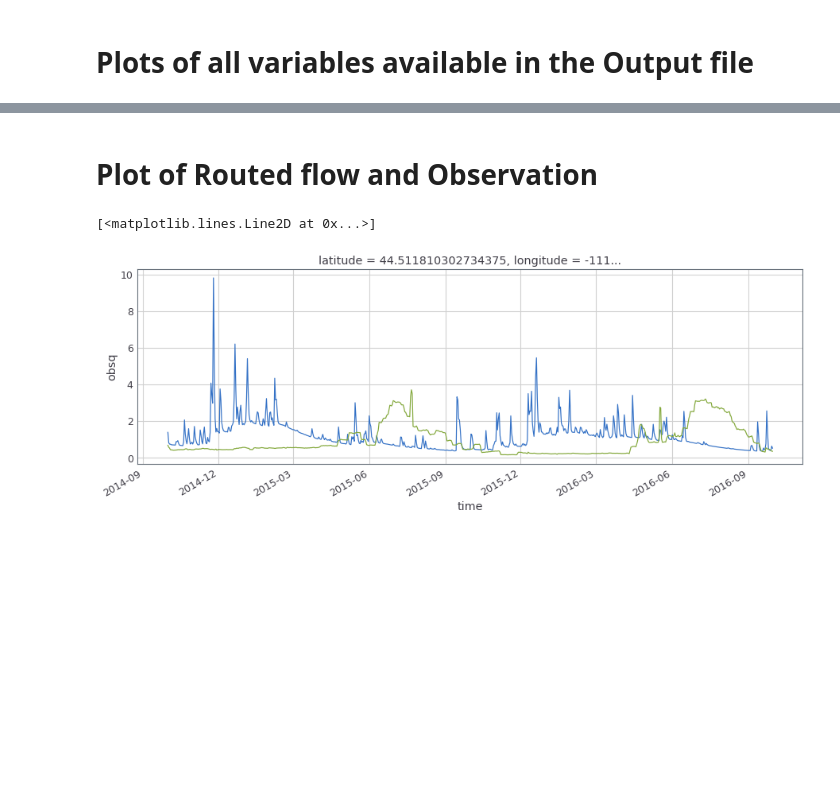
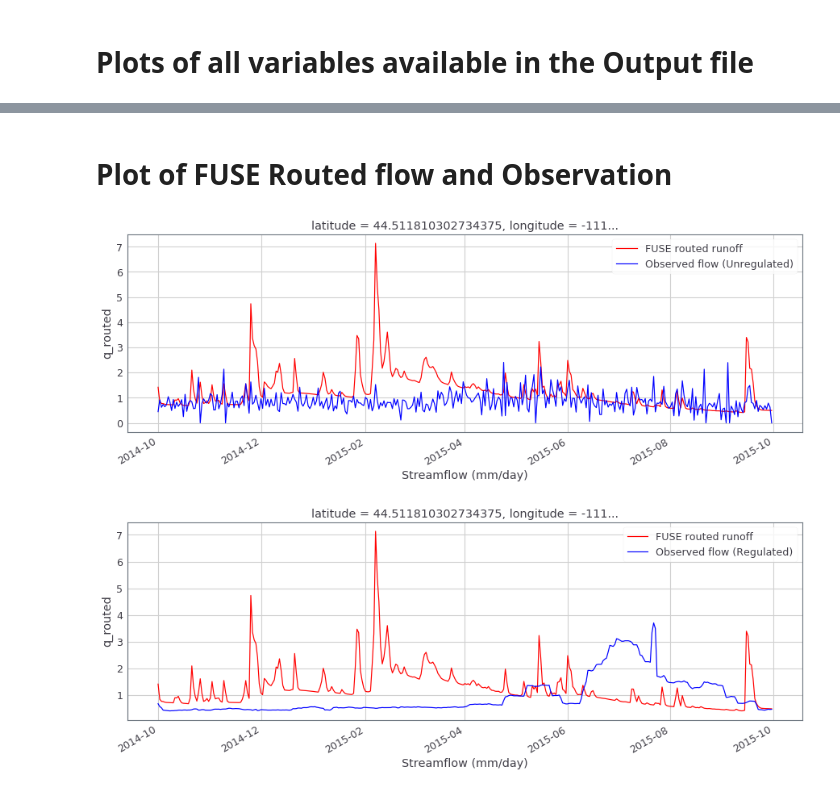
Before and after one commit to msaharia/aasi, a Jupyter notebook: plotFUSEoutput.ipynb, the cells around one changed output, grey strips where cells are left out. Saved outputs shown, nothing was run; the diff lists cells and outputs as text; code cells hidden in the pictures; blank space fills up the shorter version.

```diff
--- a/plotFUSEoutput.ipynb
+++ b/plotFUSEoutput.ipynb
@@ -6,7 +8,7 @@ from jupyterthemes import jtplot
 jtplot.style(theme='grade3')
 # %%
 # User-Supplied
-file = '/glade/p/work/manab/ff/islandpark/output/001_001_runs_def.nc'   # Fuse output file
+file = '/glade/p/work/anewman/ff/islandpark/output/snow_run.nc'   # Fuse output file
 # %%
 out = xr.open_dataset(file)
 print("All variables available in the Output file: ", list(out.variables.keys()))
@@ -44,0 +51,19 @@ plotncvar('evap_2', 'Evaporation (Lower Soil Layer) (mm)', 'TIME')
+# %%
+starttime = '1970-01-01'
+endtime = '2016-12-31'
+
+obsfile = '/glade/p/work/manab/ff/forcinggeneration/pilot_basin_data/isli_bor_flow_data.txt'
+obs = pd.read_table(obsfile, skiprows = 14, header = None,
+            names = ['time', 'gaugeheight', 'resinflow', 'dailydisc', 'unregflow'])
+obs['time'] = pd.to_datetime(obs['time'])
+obs = obs.set_index(['time'])   #Set time as index
+obs = obs.loc[starttime:endtime]
+
+unreg = pd.to_numeric(obs['unregflow'], errors = 'coerce')
+unreg[unreg<0] = 0
+reg = pd.to_numeric(obs['dailydisc'], errors = 'coerce')
+resinflow = pd.to_numeric(obs['resinflow'], errors = 'coerce')
+
+unreg = ((unreg*0.028316847)/1279729289.0710001)*8.64e+7  #CFS to mm/day
+reg = ((reg*0.028316847)/1279729289.0710001)*8.64e+7
+resinflow = ((resinflow*0.028316847)/1279729289.0710001)*8.64e+7
@@ -45,12 +82,23 @@ plotncvar('evap_2', 'Evaporation (Lower Soil Layer) (mm)', 'TIME')
 # %% [markdown]
-# Plot of Routed flow and Observation
+# Plot of FUSE Routed flow and Observation
 # %%
 starttime = '2014-10-01'
-endtime = '2016-09-30'
+endtime = '2015-09-30'
 
 plt.figure(figsize=(15,5))
-out['q_routed'].loc[starttime: endtime].plot(label = 'FUSE routed runoff')
-out['obsq'].loc[starttime: endtime].plot(label = 'Observed')
+out['q_routed'].loc[starttime: endtime].plot(label = 'FUSE routed runoff', color = 'red')
+unreg.loc[starttime: endtime].plot(label = 'Observed flow (Unregulated)', color = 'blue')
+#out['ppt'].loc[starttime: endtime].plot(label = 'Precip', color = 'grey')
+plt.xlabel('Streamflow (mm/day)')
+plt.legend()
+plt.show()
+
+plt.figure(figsize=(15,5))
+out['q_routed'].loc[starttime: endtime].plot(label = 'FUSE routed runoff', color = 'red')
+reg.loc[starttime: endtime].plot(label = 'Observed flow (Regulated)', color = 'blue')
+plt.xlabel('Streamflow (mm/day)')
+plt.legend()
+plt.show()
 # %% [output]
-[<matplotlib.lines.Line2D at 0x...>]
-[figure, old version]
+[figure, new version]
+[figure, added]
```
Also changed, not shown: parts of 5 cells of this notebook.
